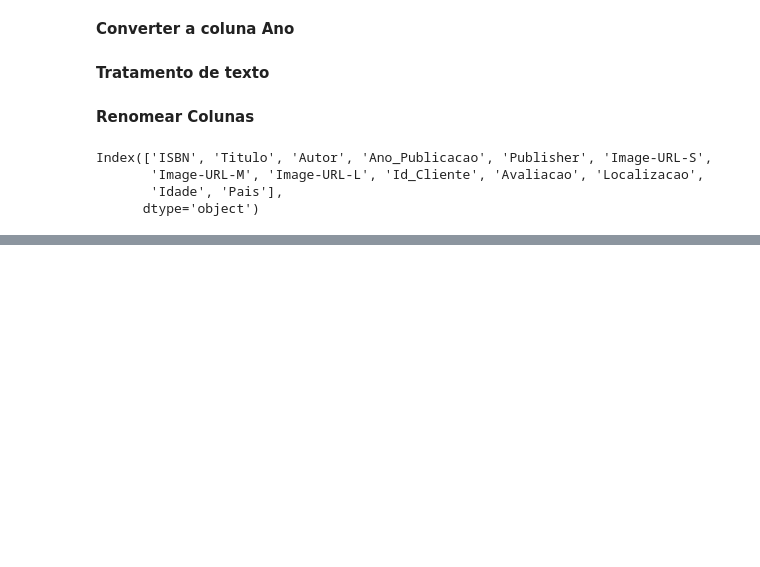
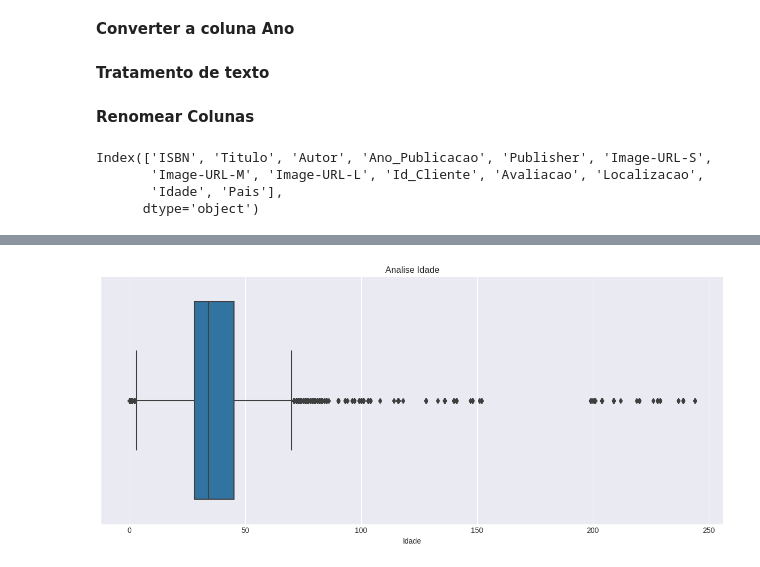
Before and after one commit to drdssouza/Curso---Machine-Learning-Sistema-de-Recomenda-o-com-python, a Jupyter notebook: Machine_Learning_Sistema_de_Recomendação_com_python.ipynb, the cells around one changed output, grey strips where cells are left out. Cells and saved outputs as stored; diff of their text form; code cells hidden in the pictures; blank space fills up the shorter version.

```diff
--- a/Machine_Learning_Sistema_de_Recomendação_com_python.ipynb
+++ b/Machine_Learning_Sistema_de_Recomendação_com_python.ipynb
@@ -179,0 +369,5 @@ Index(['ISBN', 'Titulo', 'Autor', 'Ano_Publicacao', 'Publisher', 'Image-URL-S',
+# %%
+plt.title('Analise Idade')
+sns.boxplot(data=tab_cruzada,x='Idade');
+# %% [output]
+[figure, added]
```
Also changed, not shown: parts of 20 cells of this notebook.
